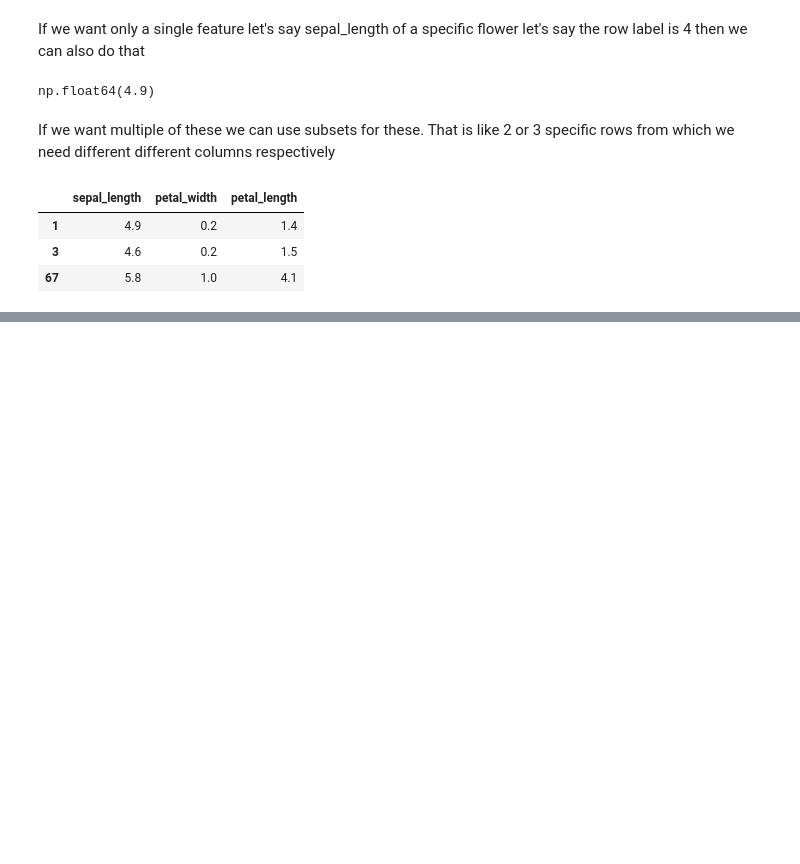
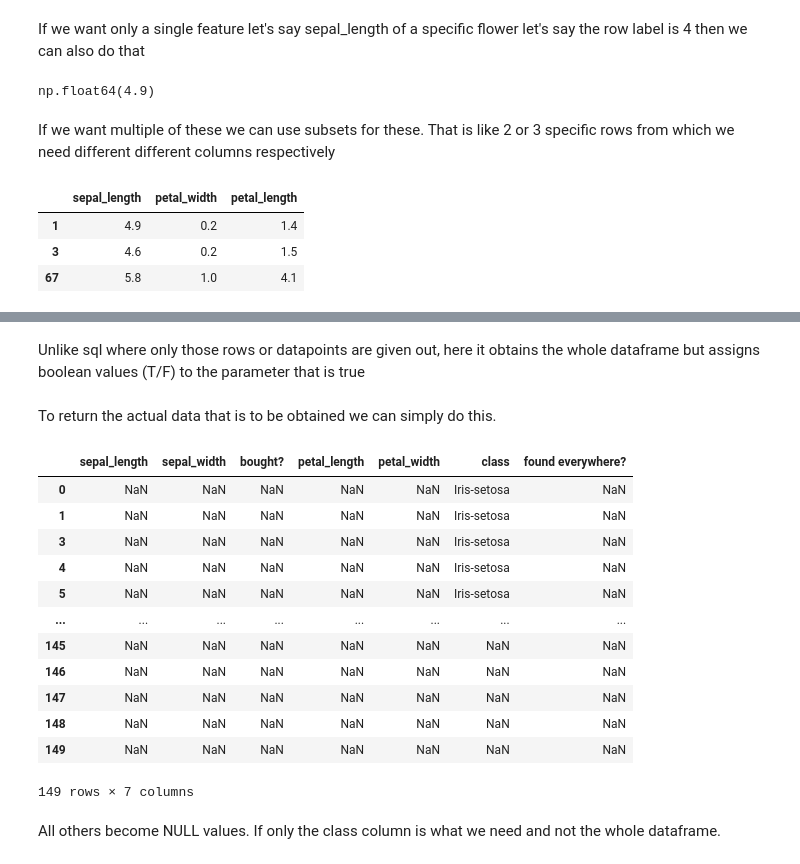
Before and after one commit to Dhruxp/MOSSAI, a Jupyter notebook: 05_pandasdf.ipynb, the cells around one changed output, grey strips where cells are left out. Saved outputs shown, nothing was run; the diff lists cells and outputs as text; code cells hidden in the pictures; blank space fills up the shorter version.

```diff
--- a/05_pandasdf.ipynb
+++ b/05_pandasdf.ipynb
@@ -427,0 +448,22 @@ my_df2.loc[[1, 3, 67], ["sepal_length", "petal_width", "petal_length"]]
+# %% [markdown]
+Unlike sql where only those rows or datapoints are given out, here it obtains the whole dataframe but assigns boolean values (T/F) to the parameter that is true
+# %% [markdown]
+To return the actual data that is to be obtained we can simply do this.
+# %%
+my_df2[my_df2 == "Iris-setosa"]
+# %% [output]
+|  | sepal_length | sepal_width | bought? | petal_length | petal_width | class | found everywhere? |
+| 0 | NaN | NaN | NaN | NaN | NaN | Iris-setosa | NaN |
+| 1 | NaN | NaN | NaN | NaN | NaN | Iris-setosa | NaN |
+| 3 | NaN | NaN | NaN | NaN | NaN | Iris-setosa | NaN |
+| 4 | NaN | NaN | NaN | NaN | NaN | Iris-setosa | NaN |
+| 5 | NaN | NaN | NaN | NaN | NaN | Iris-setosa | NaN |
+| ... | ... | ... | ... | ... | ... | ... | ... |
+| 145 | NaN | NaN | NaN | NaN | NaN | NaN | NaN |
+| 146 | NaN | NaN | NaN | NaN | NaN | NaN | NaN |
+| 147 | NaN | NaN | NaN | NaN | NaN | NaN | NaN |
+| 148 | NaN | NaN | NaN | NaN | NaN | NaN | NaN |
+| 149 | NaN | NaN | NaN | NaN | NaN | NaN | NaN |
+149 rows × 7 columns
+# %% [markdown]
+All others become NULL values. If only the class column is what we need and not the whole dataframe.
```
Also changed, not shown: parts of 21 cells of this notebook.
